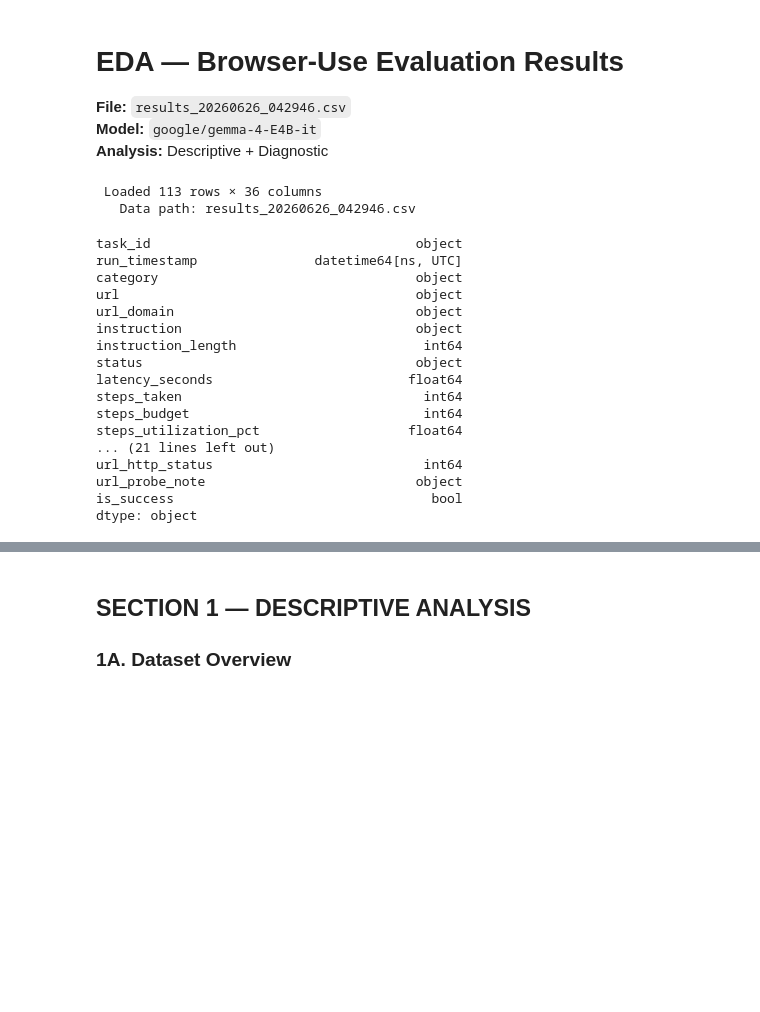
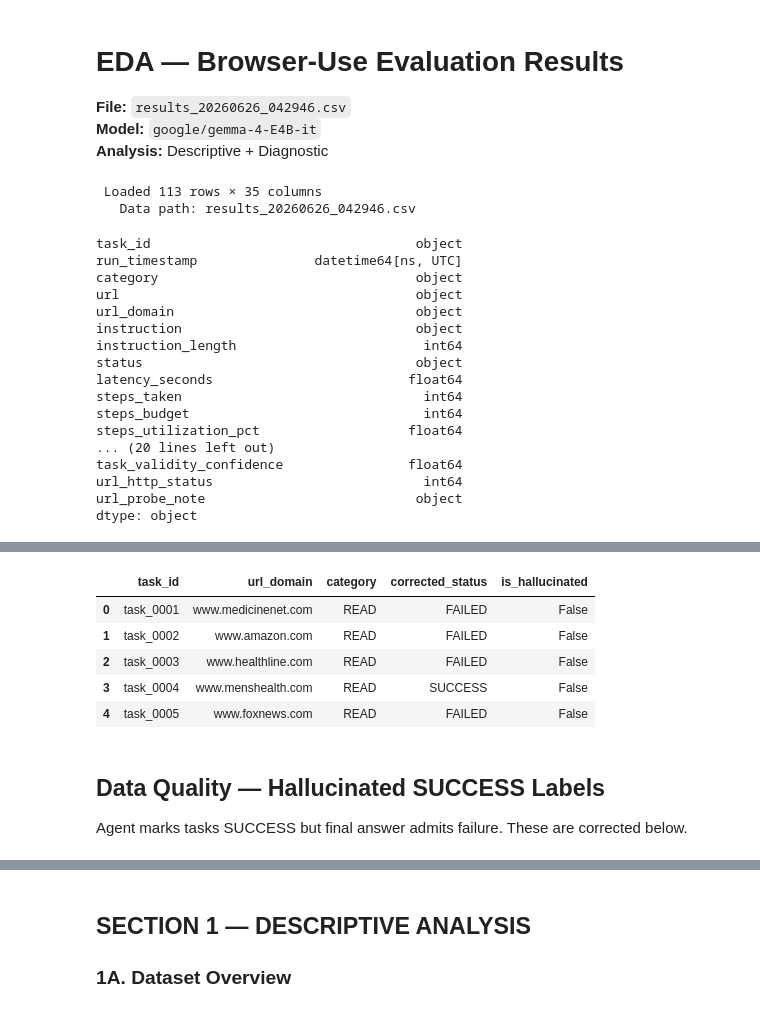
Before and after one commit to evaluate-browser-automation/evaluate-browser-use, a Jupyter notebook: results/analyze_20260626_042946.ipynb, the cells around one changed output, grey strips where cells are left out. Drawn from its saved outputs; the diff is of its cells as text; code cells hidden in the pictures; blank space fills up the shorter version.

Commit message:
fix: use corrected_status for all EDA charts to expose hallucinated successes

```diff
--- a/results/analyze_20260626_042946.ipynb
+++ b/results/analyze_20260626_042946.ipynb
@@ -23,13 +23,12 @@ for c in bool_cols:
     df[c] = df[c].astype(bool)
 
 df['run_timestamp'] = pd.to_datetime(df['run_timestamp'], utc=True)
-df['is_success'] = df['status'] == 'SUCCESS'
 
 print(f' Loaded {len(df)} rows × {len(df.columns)} columns')
 print(f'   Data path: {DATA_PATH}')
 df.dtypes
 # %% [output]
- Loaded 113 rows × 36 columns
+ Loaded 113 rows × 35 columns
    Data path: results_20260626_042946.csv
 task_id                                  object
 run_timestamp               datetime64[ns, UTC]
@@ -43,8 +42,71 @@ latency_seconds                         float64
 steps_taken                               int64
 steps_budget                              int64
 steps_utilization_pct                   float64
-... (21 lines left out)
+... (20 lines left out)
+task_validity_confidence                float64
 url_http_status                           int64
 url_probe_note                           object
-is_success                                 bool
 dtype: object
+# %%
+# ════════════════════════════════════════════════════════
+# DATA QUALITY FIX — Correcting Hallucinated SUCCESS labels
+# Agent admits failure in final_answer but status = SUCCESS
+# ════════════════════════════════════════════════════════
+import re
+
+FAILURE_PHRASES = [
+    r'i was unable to',
+    r'unable to complete',
+    r'could not complete',
+    r'was not completed',
+    r'could not be completed',
+    r'could not achieve',
+    r'not fully completed',
+    r'task is incomplete',
+    r'task could not',
+    r'not completed',
+    r'unable to log',
+    r'unable to find',
+    r'i could not',
+    r'could not successfully',
+    r'could not access',
+    r'failed to complete',
+    r'not able to',
+    r'could not log',
+    r'authentication.*failed',
+    r'task is blocked',
+]
+
+def is_hallucinated_success(row):
+    """Return True if a SUCCESS task's final_answer admits failure."""
+    if row['status'] != 'SUCCESS':
+        return False
+    answer = str(row['final_answer'] or '').lower()
+    return any(re.search(p, answer) for p in FAILURE_PHRASES)
+
+df['is_hallucinated'] = df.apply(is_hallucinated_success, axis=1)
+df['corrected_status'] = df.apply(
+    lambda r: 'HALLUCINATED_SUCCESS' if r['is_hallucinated'] else r['status'], axis=1
+)
+df['is_success'] = df['corrected_status'] == 'SUCCESS'  # ← overwrite with corrected flag
+
+# ── Summary ──
+total          = len(df)
+raw_success    = (df['status'] == 'SUCCESS').sum()
+hallucinated   = df['is_hallucinated'].sum()
+true_success   = df['is_success'].sum()
+
+print('━'*55)
+print('  DATA QUALITY CORRECTION APPLIED')
+print('━'*55)
+print(f'  Total tasks:              {total}')
+print(f'  Raw SUCCESS labels:       {raw_success}  ({raw_success/total*100:.1f}%)')
+print(f'  Hallucinated SUCCESS:     {hallucinated}  ({hallucinated/raw_success*100:.1f}% of labeled successes)')
+print(f'  Genuine SUCCESS:       {true_success}  ({true_success/total*100:.1f}%)')
+print(f'  FAILED:                {(df["corrected_status"]=="FAILED").sum()}')
+print(f'  HALLUCINATED_SUCCESS: {hallucinated}')
+print('━'*55)
+print(f'\nAll charts below use corrected_status — hallucinated successes are treated as FAILED.')
+
+df[['task_id','url_domain','category','corrected_status','is_hallucinated']].head(5)
+# %% [output]
@@ -50,0 +125,9 @@ dtype: object
+|  | task_id | url_domain | category | corrected_status | is_hallucinated |
+| 0 | task_0001 | www.medicinenet.com | READ | FAILED | False |
+| 1 | task_0002 | www.amazon.com | READ | FAILED | False |
+| 2 | task_0003 | www.healthline.com | READ | FAILED | False |
+| 3 | task_0004 | www.menshealth.com | READ | SUCCESS | False |
+| 4 | task_0005 | www.foxnews.com | READ | FAILED | False |
+# %% [markdown]
+## Data Quality — Hallucinated SUCCESS Labels
+Agent marks tasks SUCCESS but final answer admits failure. These are corrected below.
```
Also changed, not shown: parts of 16 cells of this notebook, 1 other file.
